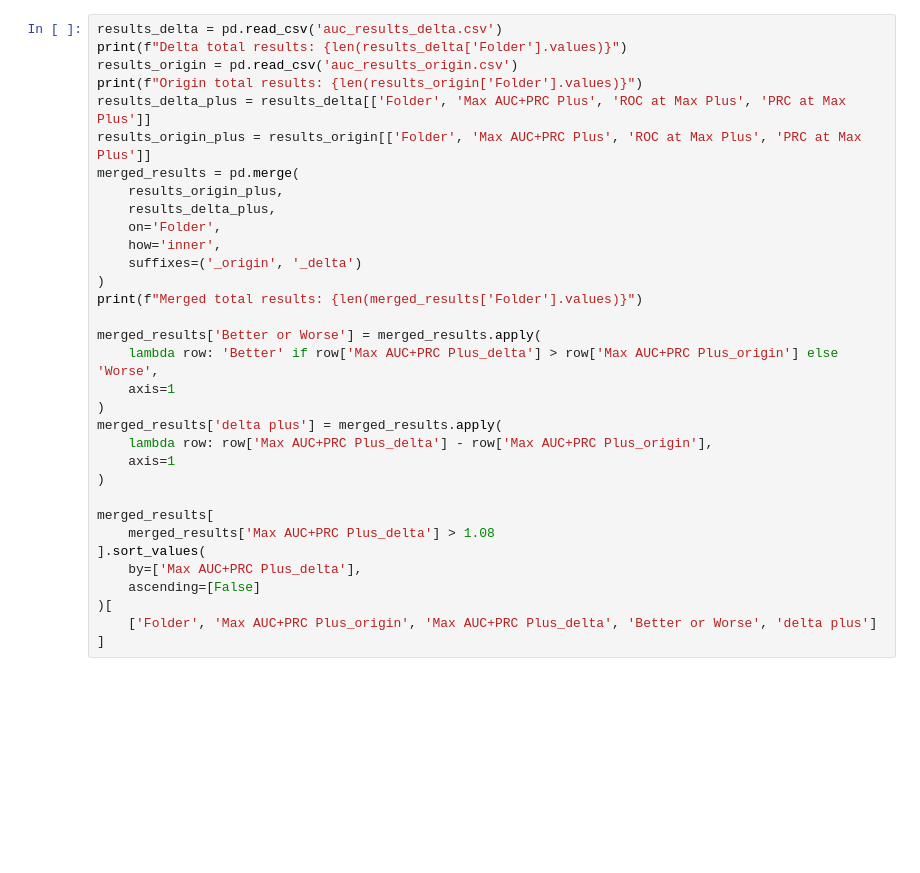
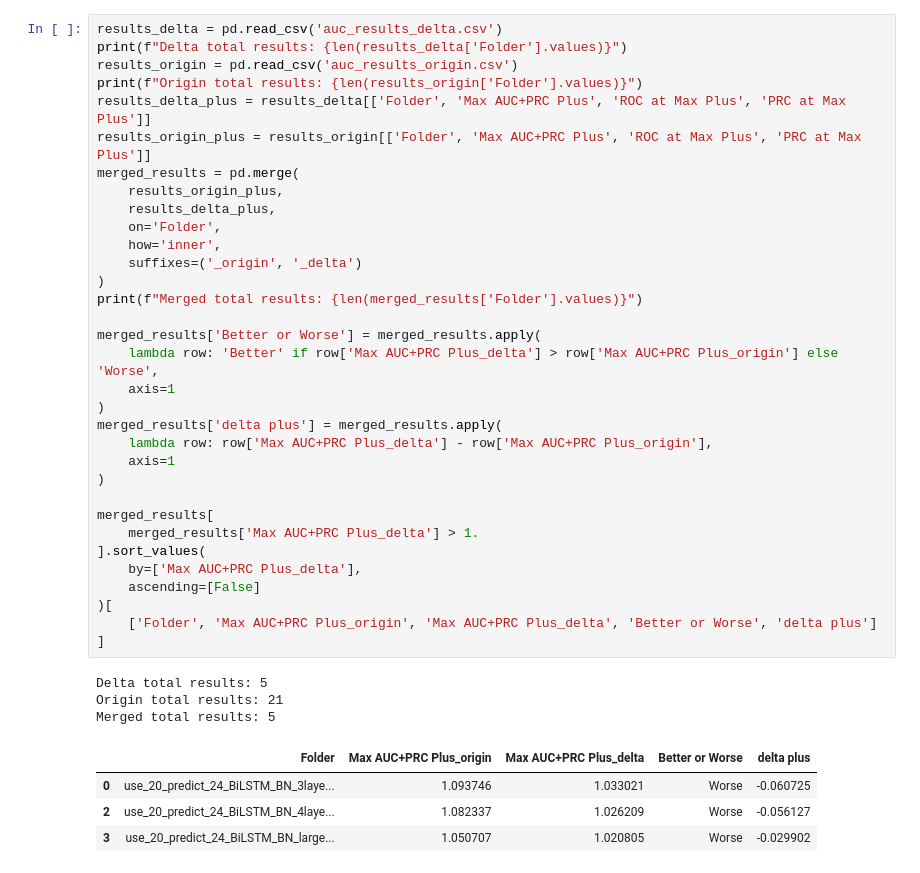
Before and after one commit to chenfancc/Zhongda_before_after, a Jupyter notebook: select_model/select_model.ipynb, the cells around one changed output. Saved outputs shown, nothing was run; the diff lists cells and outputs as text; blank space fills up the shorter version.

```diff
--- a/select_model/select_model.ipynb
+++ b/select_model/select_model.ipynb
@@ -119,34 +157,42 @@ results_delta = pd.read_csv('auc_results_delta.csv')
 print(f"Delta total results: {len(results_delta['Folder'].values)}")
 results_origin = pd.read_csv('auc_results_origin.csv')
 print(f"Origin total results: {len(results_origin['Folder'].values)}")
 results_delta_plus = results_delta[['Folder', 'Max AUC+PRC Plus', 'ROC at Max Plus', 'PRC at Max Plus']]
 results_origin_plus = results_origin[['Folder', 'Max AUC+PRC Plus', 'ROC at Max Plus', 'PRC at Max Plus']]
 merged_results = pd.merge(
     results_origin_plus,
     results_delta_plus,
     on='Folder',
     how='inner',
     suffixes=('_origin', '_delta')
 )
 print(f"Merged total results: {len(merged_results['Folder'].values)}")
 
 merged_results['Better or Worse'] = merged_results.apply(
     lambda row: 'Better' if row['Max AUC+PRC Plus_delta'] > row['Max AUC+PRC Plus_origin'] else 'Worse',
     axis=1
 )
 merged_results['delta plus'] = merged_results.apply(
     lambda row: row['Max AUC+PRC Plus_delta'] - row['Max AUC+PRC Plus_origin'],
     axis=1
 )
 
 merged_results[
-    merged_results['Max AUC+PRC Plus_delta'] > 1.08
+    merged_results['Max AUC+PRC Plus_delta'] > 1.
 ].sort_values(
     by=['Max AUC+PRC Plus_delta'],
     ascending=[False]
 )[
     ['Folder', 'Max AUC+PRC Plus_origin', 'Max AUC+PRC Plus_delta', 'Better or Worse', 'delta plus']
 ]
+# %% [output]
+Delta total results: 5
+Origin total results: 21
+Merged total results: 5
+|  | Folder | Max AUC+PRC Plus_origin | Max AUC+PRC Plus_delta | Better or Worse | delta plus |
+| 0 | use_20_predict_24_BiLSTM_BN_3laye... | 1.093746 | 1.033021 | Worse | -0.060725 |
+| 2 | use_20_predict_24_BiLSTM_BN_4laye... | 1.082337 | 1.026209 | Worse | -0.056127 |
+| 3 | use_20_predict_24_BiLSTM_BN_large... | 1.050707 | 1.020805 | Worse | -0.029902 |
 # %%
 results_delta_plus = results_delta[['Folder', 'Max ROC AUC', 'PRC at Max ROC']]
 results_origin_plus = results_origin[['Folder', 'Max ROC AUC', 'PRC at Max ROC']]
```
Also changed, not shown: parts of 11 cells of this notebook.
